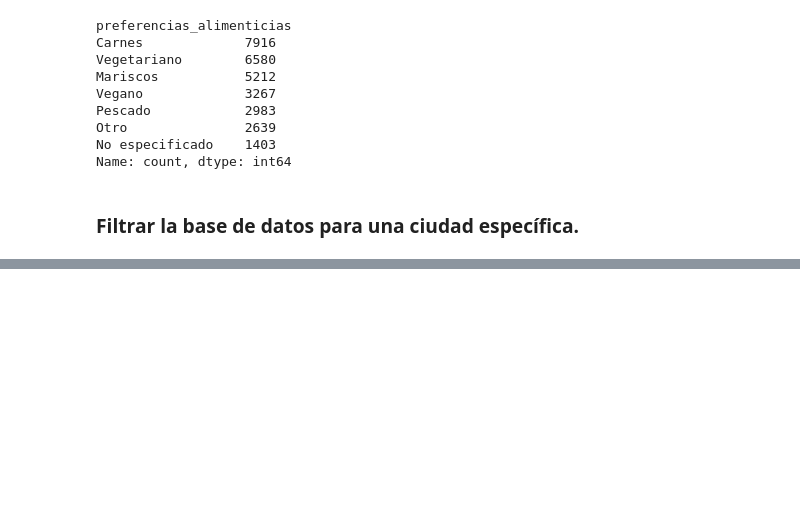
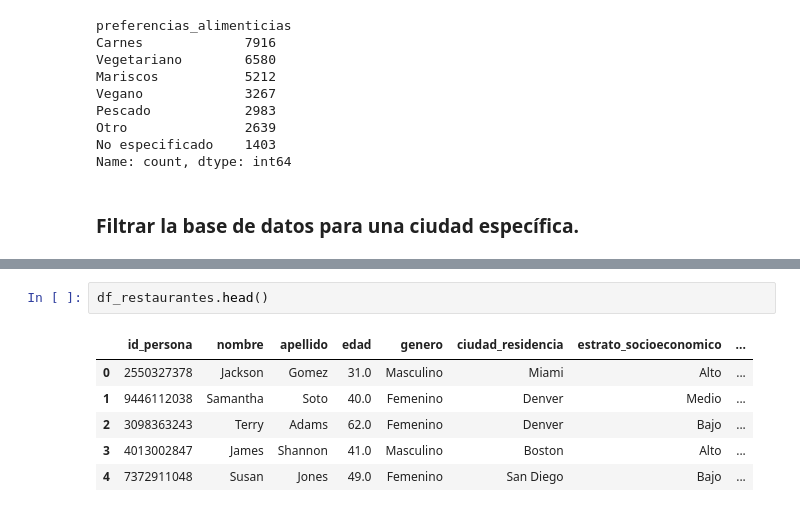
Before and after one commit to pachecobravo/ProyectoM1_Christian_Pacheco, a Jupyter notebook: Avances_Notebooks/Avance_1_EDA.ipynb, the cells around one changed output, grey strips where cells are left out. Drawn from its saved outputs; the diff is of its cells as text; blank space fills up the shorter version.

```diff
--- a/Avances_Notebooks/Avance_1_EDA.ipynb
+++ b/Avances_Notebooks/Avance_1_EDA.ipynb
@@ -331,0 +360,9 @@ Name: count, dtype: int64
+# %%
+df_restaurantes.head()
+# %% [output]
+|  | id_persona | nombre | apellido | edad | genero | ciudad_residencia | estrato_socioeconomico | ... |
+| 0 | 2550327378 | Jackson | Gomez | 31.0 | Masculino | Miami | Alto | ... |
+| 1 | 9446112038 | Samantha | Soto | 40.0 | Femenino | Denver | Medio | ... |
+| 2 | 3098363243 | Terry | Adams | 62.0 | Femenino | Denver | Bajo | ... |
+| 3 | 4013002847 | James | Shannon | 41.0 | Masculino | Boston | Alto | ... |
+| 4 | 7372911048 | Susan | Jones | 49.0 | Femenino | San Diego | Bajo | ... |
```
Also changed, not shown: parts of 22 cells of this notebook.
